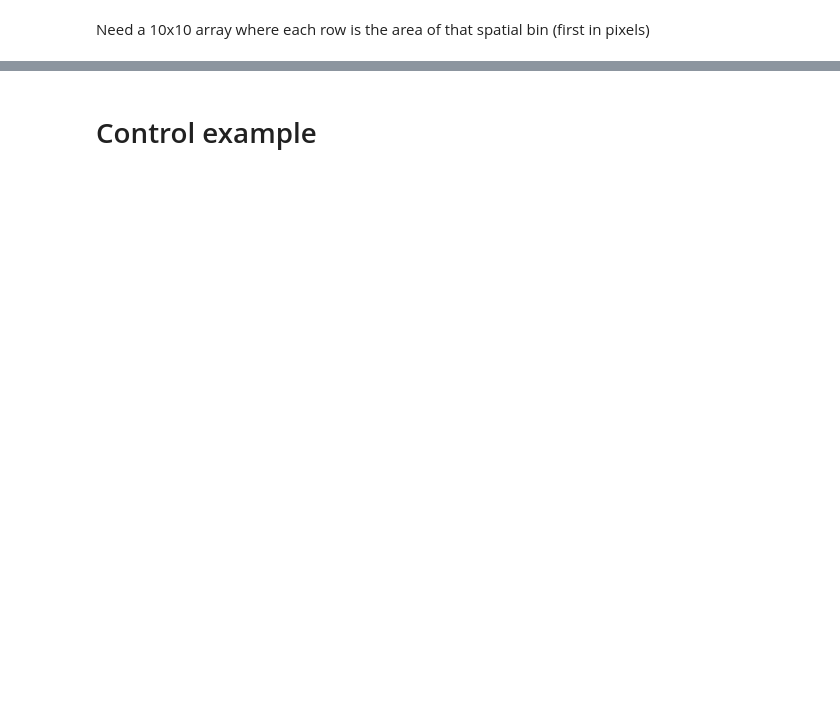
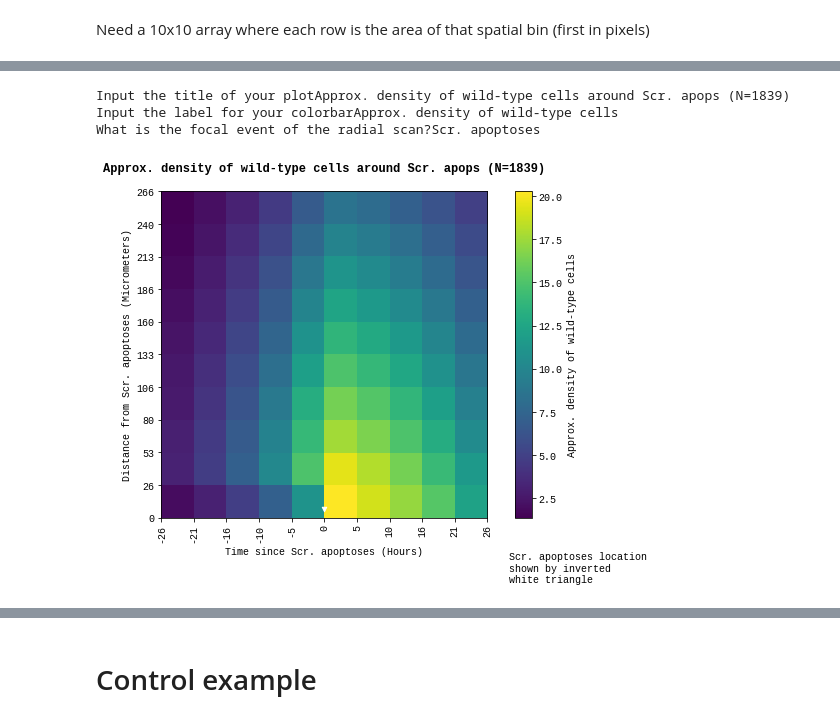
Before and after one commit to nthndy/cell-comp-analysis, a Jupyter notebook: radial_analysis/metaanalysis/mechanism_checker.ipynb, the cells around one changed output, grey strips where cells are left out. Cells and saved outputs as stored; diff of their text form; code cells hidden in the pictures; blank space fills up the shorter version.

```diff
--- a/radial_analysis/metaanalysis/mechanism_checker.ipynb
+++ b/radial_analysis/metaanalysis/mechanism_checker.ipynb
@@ -159,10 +216,2 @@ area_array
 # %%
 dens_cells = N_cells/area_array
-# %%
-%matplotlib inline
-plt.rcParams['figure.figsize'] = [10,6]
-plt.clf()
-plt.imshow(np.flipud(dens_cells))
-plt.colorbar()
-
-plt.show()
@@ -181,2 +218,11 @@ render.auto_plot_cumulative(input_dict_dens)
+# %%
+dens_heatmap = render.Heatmap(dens_cells, radius = 800, t_range = 800)
+# %%
+dens_heatmap.render_plot()
+# %% [output]
+Input the title of your plotApprox. density of wild-type cells around Scr. apops (N=1839)
+Input the label for your colorbarApprox. density of wild-type cells
+What is the focal event of the radial scan?Scr. apoptoses
+[figure, added]
 # %%
 plt.plot(dens_cells[1,:])
```
Also changed, not shown: parts of 45 cells of this notebook, 1 other file.
